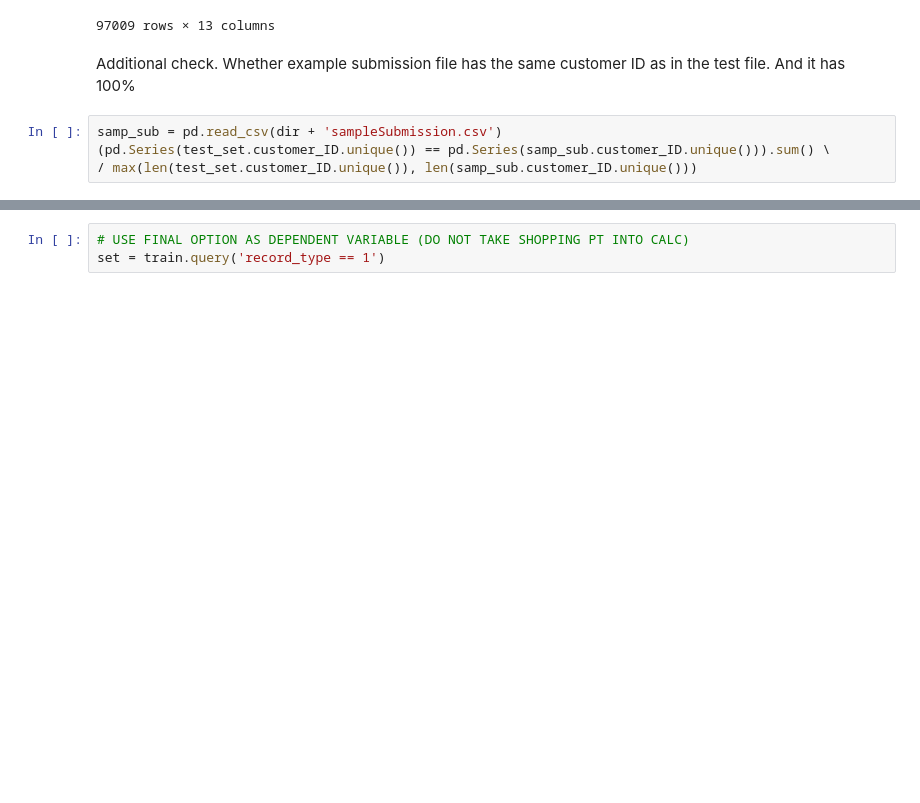
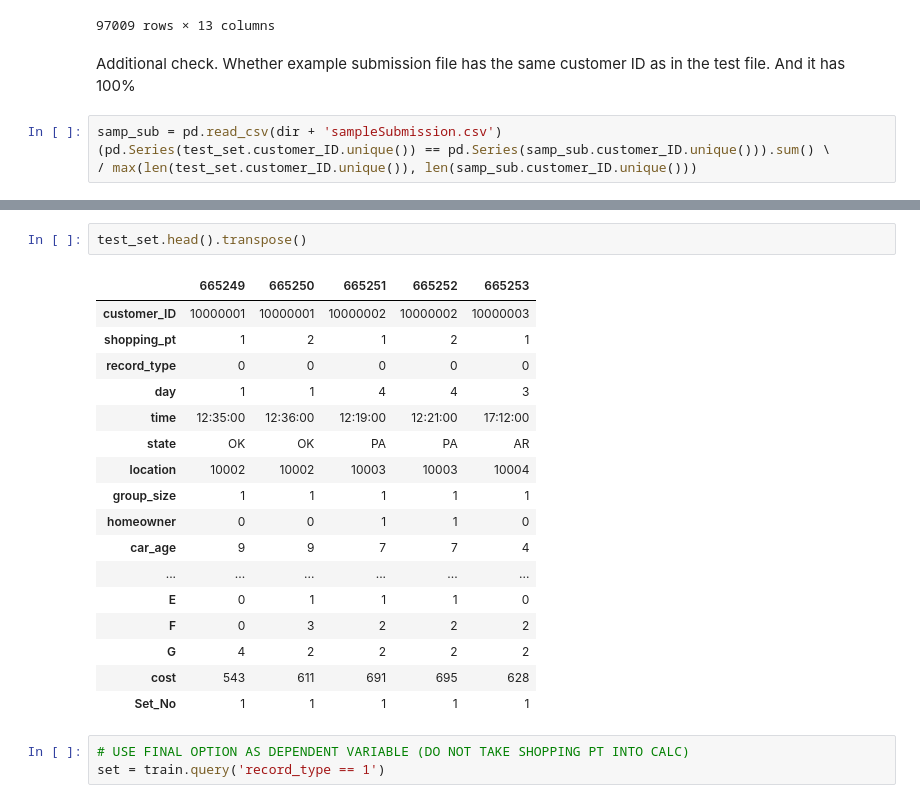
Before and after one commit to MateuszKonopelski/Kaggle, a Jupyter notebook: Project3_AllState/Allstate_code.ipynb, the cells around one changed output, grey strips where cells are left out. Cells and saved outputs as stored; diff of their text form; blank space fills up the shorter version.

```diff
--- a/Project3_AllState/Allstate_code.ipynb
+++ b/Project3_AllState/Allstate_code.ipynb
@@ -329,3 +400,23 @@ result_table
+# %%
+test_set.head().transpose()
+# %% [output]
+|  | 665249 | 665250 | 665251 | 665252 | 665253 |
+| customer_ID | 10000001 | 10000001 | 10000002 | 10000002 | 10000003 |
+| shopping_pt | 1 | 2 | 1 | 2 | 1 |
+| record_type | 0 | 0 | 0 | 0 | 0 |
+| day | 1 | 1 | 4 | 4 | 3 |
+| time | 12:35:00 | 12:36:00 | 12:19:00 | 12:21:00 | 17:12:00 |
+| state | OK | OK | PA | PA | AR |
+| location | 10002 | 10002 | 10003 | 10003 | 10004 |
+| group_size | 1 | 1 | 1 | 1 | 1 |
+| homeowner | 0 | 0 | 1 | 1 | 0 |
+| car_age | 9 | 9 | 7 | 7 | 4 |
+| ... | ... | ... | ... | ... | ... |
+| E | 0 | 1 | 1 | 1 | 0 |
+| F | 0 | 3 | 2 | 2 | 2 |
+| G | 4 | 2 | 2 | 2 | 2 |
+| cost | 543 | 611 | 691 | 695 | 628 |
+| Set_No | 1 | 1 | 1 | 1 | 1 |
 # %%
 # USE FINAL OPTION AS DEPENDENT VARIABLE (DO NOT TAKE SHOPPING PT INTO CALC)
 set = train.query('record_type == 1')
```
Also changed, not shown: parts of 5 cells of this notebook.
